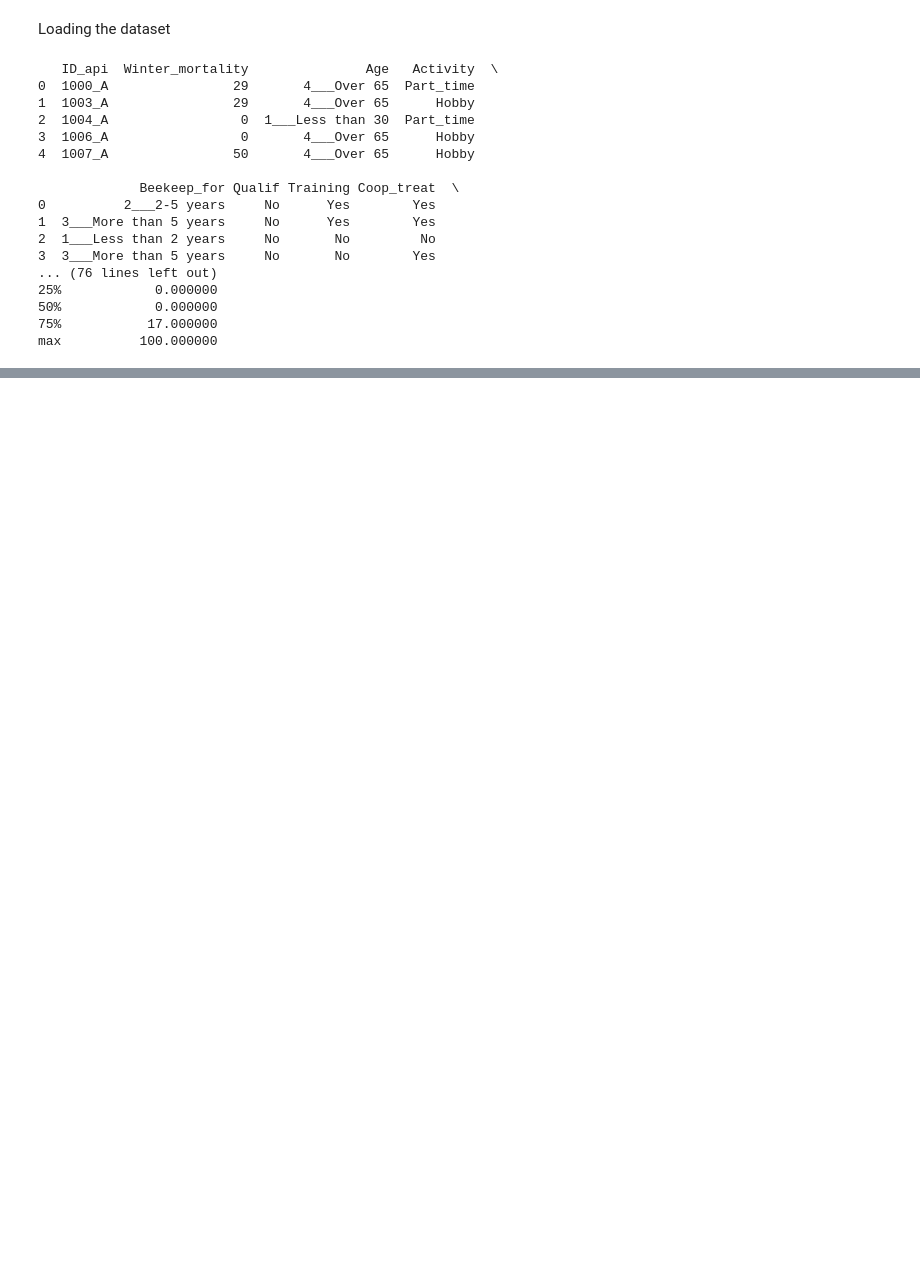
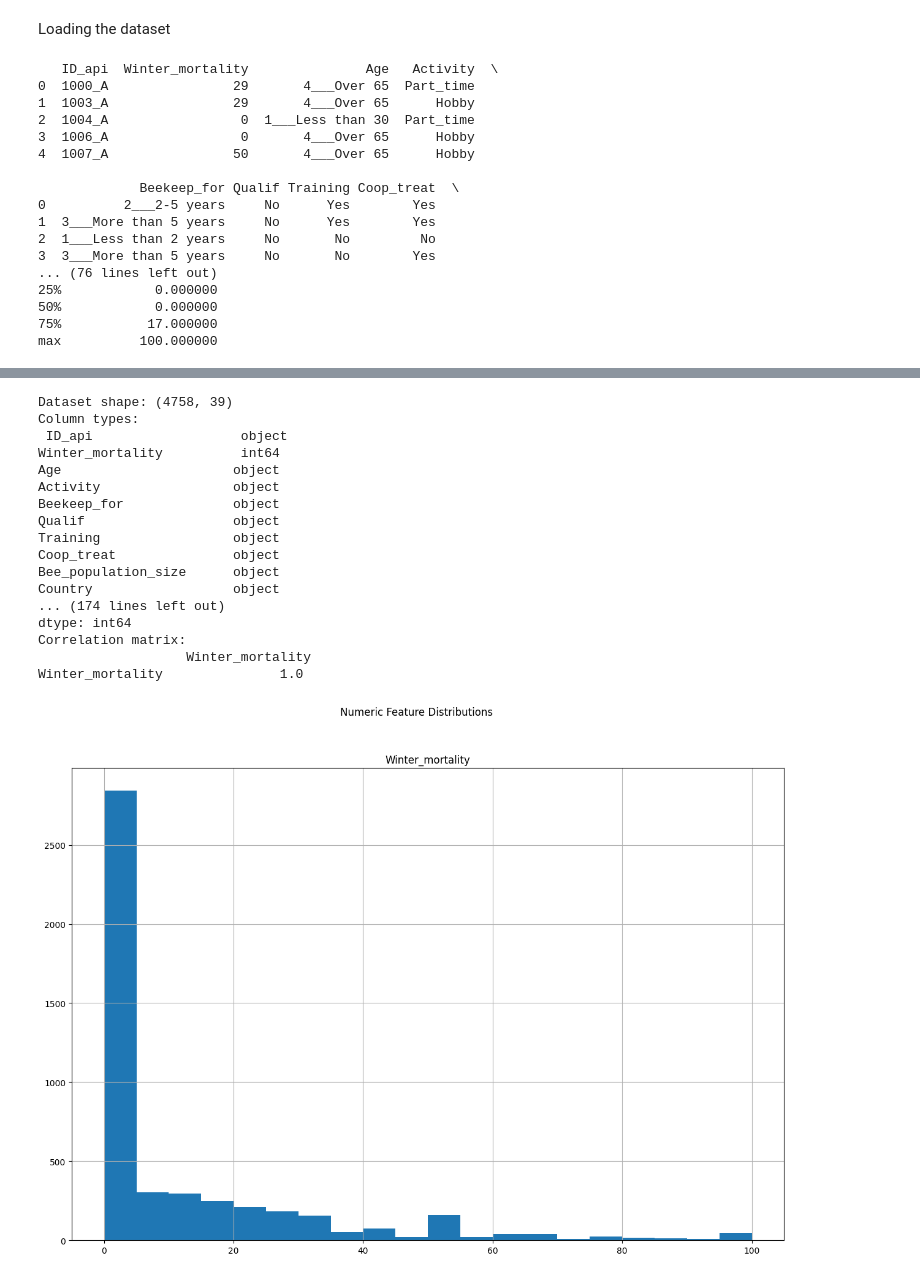
Before and after one commit to WIUT00015662/Ml-project, a Jupyter notebook: model.ipynb, the cells around one changed output, grey strips where cells are left out. Saved outputs shown, nothing was run; the diff lists cells and outputs as text; code cells hidden in the pictures; blank space fills up the shorter version.

Commit message:
Data explored

```diff
--- a/model.ipynb
+++ b/model.ipynb
@@ -26,0 +29,80 @@ max          100.000000
+# %%
+import numpy as np
+import matplotlib.pyplot as plt
+import seaborn as sns
+
+# 1. Basic info
+print("Dataset shape:", df.shape)
+print("Column types:\n", df.dtypes)
+print("First 5 rows:\n", df.head())
+
+# 2. Summary statistics
+summary_stats = df.describe(include='all')  # include='all' for non-numeric too
+print("Summary statistics:\n", summary_stats)
+
+# 3. Check missing values
+missing_values = df.isnull().sum()
+print("Missing values per column:\n", missing_values)
+
+# 4. Correlation matrix for numeric variables
+numeric_cols = df.select_dtypes(include=np.number).columns
+corr_matrix = df[numeric_cols].corr()
+print("Correlation matrix:\n", corr_matrix)
+
+# 5. Visualizations
+# Histogram for distributions
+df[numeric_cols].hist(figsize=(15,10), bins=20)
+plt.suptitle("Numeric Feature Distributions")
+plt.show()
+
+# Boxplots to detect outliers
+plt.figure(figsize=(15,6))
+sns.boxplot(data=df[numeric_cols])
+plt.title("Boxplots of Numeric Features")
+plt.show()
+
+# Heatmap of correlations
+plt.figure(figsize=(12,8))
+sns.heatmap(corr_matrix, annot=True, cmap='coolwarm', fmt=".2f")
+plt.title("Correlation Heatmap")
+plt.show()
+
+
+# Categorical columns
+cat_cols = df.select_dtypes(include='object').columns
+
+# Frequency counts for categorical columns
+for col in cat_cols:
+    print(f"\nColumn: {col}")
+    print(df[col].value_counts().head(10))  # top 10 categories
+
+# Bar plots for some categorical features
+plt.figure(figsize=(12,5))
+sns.countplot(y='Activity', data=df, order=df['Activity'].value_counts().index)
+plt.title('Distribution of Activity')
+plt.show()
+
+# Distribution of target
+plt.figure(figsize=(8,5))
+sns.histplot(df['Winter_mortality'], bins=20, kde=True)
+plt.title('Winter Mortality Distribution')
+plt.show()
+# %% [output]
+Dataset shape: (4758, 39)
+Column types:
+ ID_api                   object
+Winter_mortality          int64
+Age                      object
+Activity                 object
+Beekeep_for              object
+Qualif                   object
+Training                 object
+Coop_treat               object
+Bee_population_size      object
+Country                  object
+... (174 lines left out)
+dtype: int64
+Correlation matrix:
+                   Winter_mortality
+Winter_mortality               1.0
+[figure, added]
```
Also changed, not shown: parts of 2 cells of this notebook.
